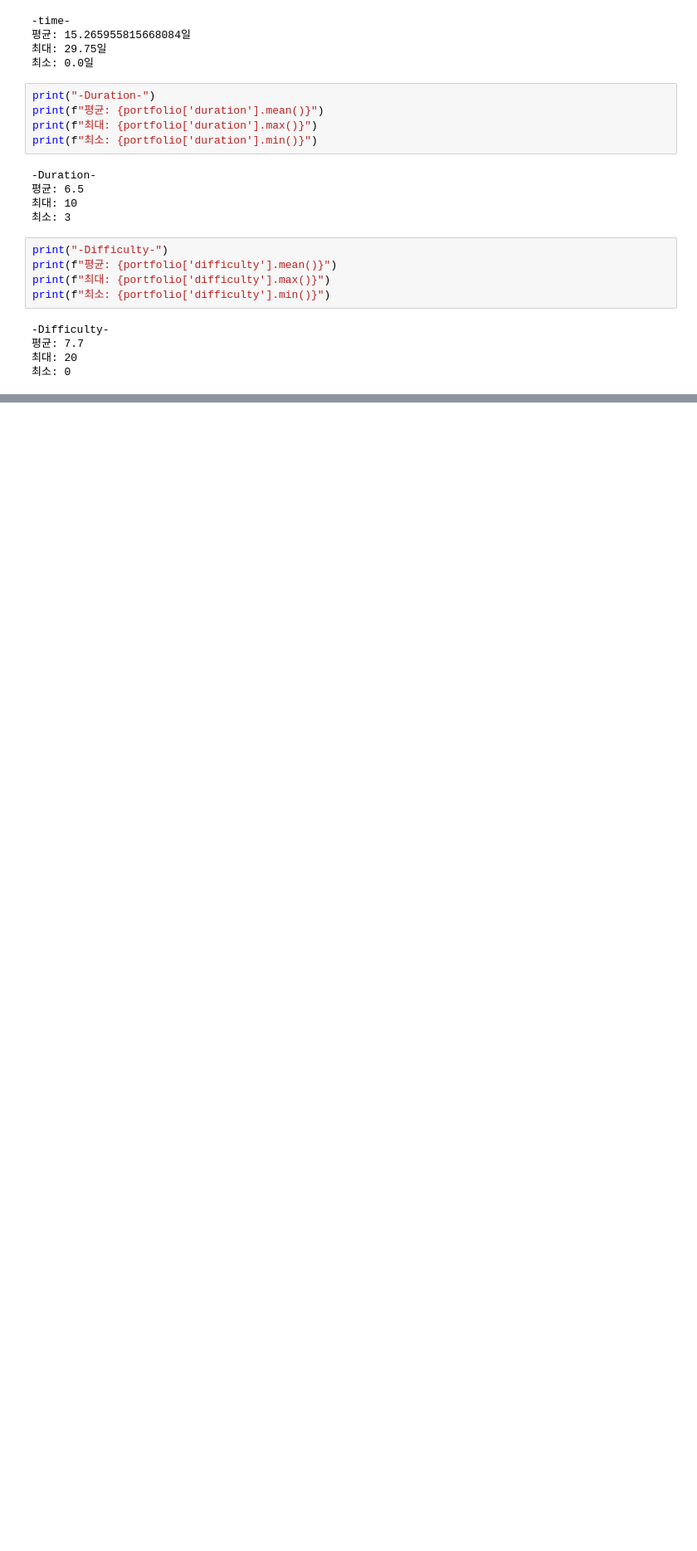
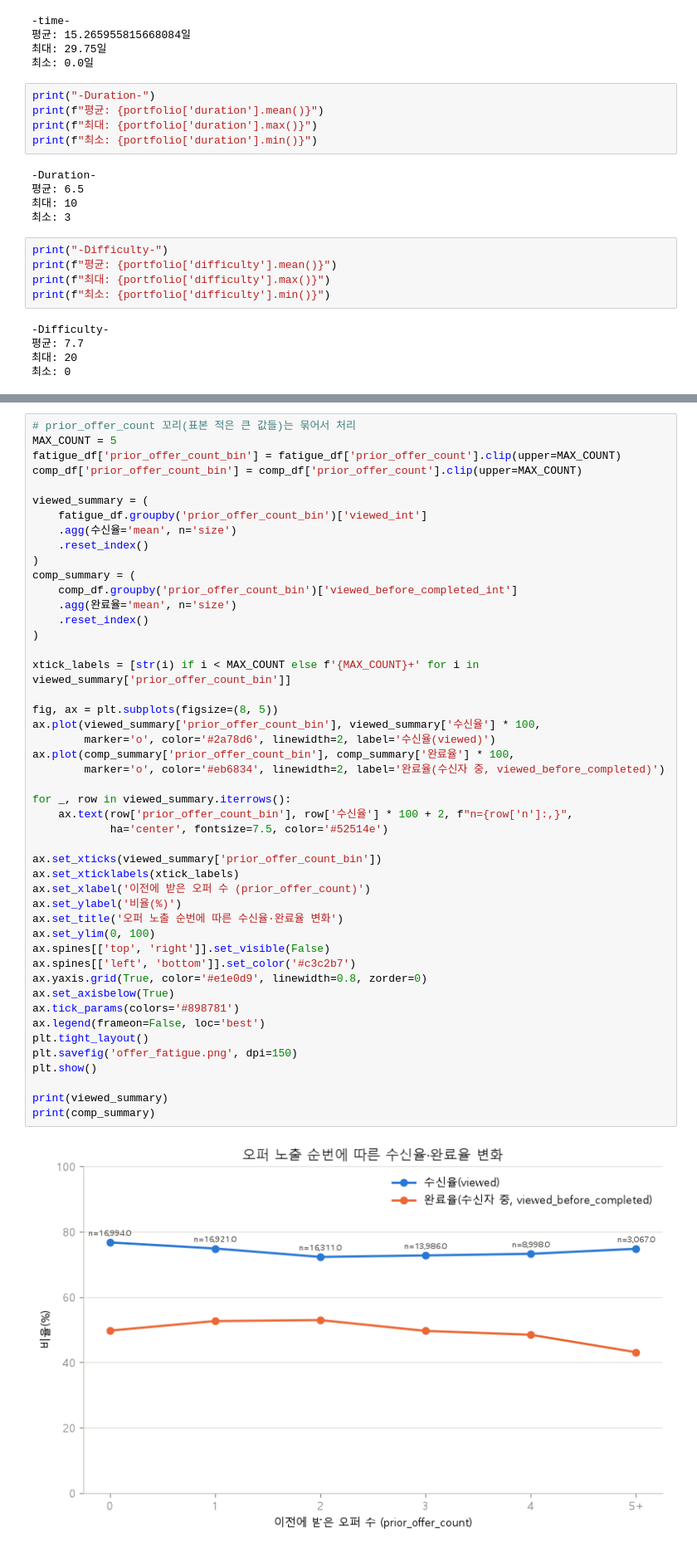
Before and after one commit to Sicheol-Pyo/ai-data-bootcamp, a Jupyter notebook: project_2/project_2_표시철.ipynb, the cells around one changed output, grey strips where cells are left out. Shown at 83% size. Saved outputs shown, nothing was run; the diff lists cells and outputs as text; blank space fills up the shorter version.

```diff
--- a/project_2/project_2_표시철.ipynb
+++ b/project_2/project_2_표시철.ipynb
@@ -243,0 +785,49 @@ print(f"최소: {portfolio['difficulty'].min()}")
+# %%
+# prior_offer_count 꼬리(표본 적은 큰 값들)는 묶어서 처리
+MAX_COUNT = 5
+fatigue_df['prior_offer_count_bin'] = fatigue_df['prior_offer_count'].clip(upper=MAX_COUNT)
+comp_df['prior_offer_count_bin'] = comp_df['prior_offer_count'].clip(upper=MAX_COUNT)
+
+viewed_summary = (
+    fatigue_df.groupby('prior_offer_count_bin')['viewed_int']
+    .agg(수신율='mean', n='size')
+    .reset_index()
+)
+comp_summary = (
+    comp_df.groupby('prior_offer_count_bin')['viewed_before_completed_int']
+    .agg(완료율='mean', n='size')
+    .reset_index()
+)
+
+xtick_labels = [str(i) if i < MAX_COUNT else f'{MAX_COUNT}+' for i in viewed_summary['prior_offer_count_bin']]
+
+fig, ax = plt.subplots(figsize=(8, 5))
+ax.plot(viewed_summary['prior_offer_count_bin'], viewed_summary['수신율'] * 100,
+        marker='o', color='#2a78d6', linewidth=2, label='수신율(viewed)')
+ax.plot(comp_summary['prior_offer_count_bin'], comp_summary['완료율'] * 100,
+        marker='o', color='#eb6834', linewidth=2, label='완료율(수신자 중, viewed_before_completed)')
+
+for _, row in viewed_summary.iterrows():
+    ax.text(row['prior_offer_count_bin'], row['수신율'] * 100 + 2, f"n={row['n']:,}",
+            ha='center', fontsize=7.5, color='#52514e')
+
+ax.set_xticks(viewed_summary['prior_offer_count_bin'])
+ax.set_xticklabels(xtick_labels)
+ax.set_xlabel('이전에 받은 오퍼 수 (prior_offer_count)')
+ax.set_ylabel('비율(%)')
+ax.set_title('오퍼 노출 순번에 따른 수신율·완료율 변화')
+ax.set_ylim(0, 100)
+ax.spines[['top', 'right']].set_visible(False)
+ax.spines[['left', 'bottom']].set_color('#c3c2b7')
+ax.yaxis.grid(True, color='#e1e0d9', linewidth=0.8, zorder=0)
+ax.set_axisbelow(True)
+ax.tick_params(colors='#898781')
+ax.legend(frameon=False, loc='best')
+plt.tight_layout()
+plt.savefig('offer_fatigue.png', dpi=150)
+plt.show()
+
+print(viewed_summary)
+print(comp_summary)
+# %% [output]
+[figure, added]
```
Also changed, not shown: parts of 35 cells of this notebook, 21 other files.
